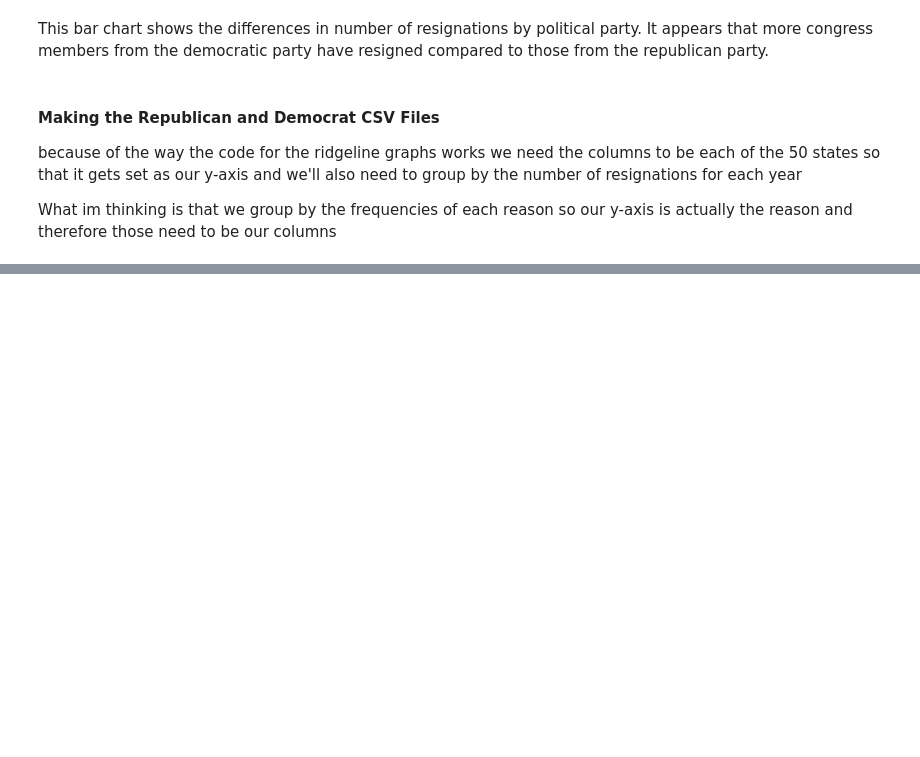
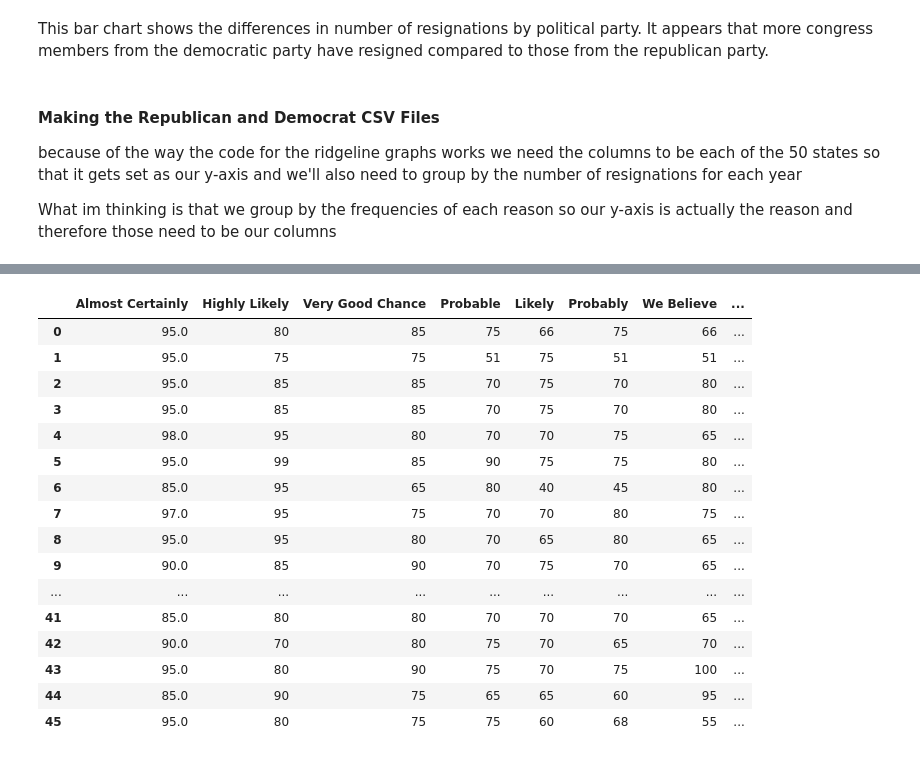
Before and after one commit to iokoroma/dsc106-project3, a Jupyter notebook: resignations.ipynb, the cells around one changed output, grey strips where cells are left out. Cells and saved outputs as stored; diff of their text form; code cells hidden in the pictures; blank space fills up the shorter version.

```diff
--- a/resignations.ipynb
+++ b/resignations.ipynb
@@ -177,3 +192,23 @@ republican = resignation[resignation['Party'] == 'R']
 republican = republican.groupby('Category').count()[['Member']]
 republican
 republican.to_csv('/Users/suhanisharma/Desktop/dsc106-project3/CLEANED_CSVs/republican.csv')
+# %%
+pd.read_csv('https://raw.githubusercontent.com/zonination/perceptions/master/probly.csv')
+# %% [output]
+|  | Almost Certainly | Highly Likely | Very Good Chance | Probable | Likely | Probably | We Believe | ... |
+| 0 | 95.0 | 80 | 85 | 75 | 66 | 75 | 66 | ... |
+| 1 | 95.0 | 75 | 75 | 51 | 75 | 51 | 51 | ... |
+| 2 | 95.0 | 85 | 85 | 70 | 75 | 70 | 80 | ... |
+| 3 | 95.0 | 85 | 85 | 70 | 75 | 70 | 80 | ... |
+| 4 | 98.0 | 95 | 80 | 70 | 70 | 75 | 65 | ... |
+| 5 | 95.0 | 99 | 85 | 90 | 75 | 75 | 80 | ... |
+| 6 | 85.0 | 95 | 65 | 80 | 40 | 45 | 80 | ... |
+| 7 | 97.0 | 95 | 75 | 70 | 70 | 80 | 75 | ... |
+| 8 | 95.0 | 95 | 80 | 70 | 65 | 80 | 65 | ... |
+| 9 | 90.0 | 85 | 90 | 70 | 75 | 70 | 65 | ... |
+| ... | ... | ... | ... | ... | ... | ... | ... | ... |
+| 41 | 85.0 | 80 | 80 | 70 | 70 | 70 | 65 | ... |
+| 42 | 90.0 | 70 | 80 | 75 | 70 | 65 | 70 | ... |
+| 43 | 95.0 | 80 | 90 | 75 | 70 | 75 | 100 | ... |
+| 44 | 85.0 | 90 | 75 | 65 | 65 | 60 | 95 | ... |
+| 45 | 95.0 | 80 | 75 | 75 | 60 | 68 | 55 | ... |
```
Also changed, not shown: parts of 1 cell of this notebook, 1 other file.
